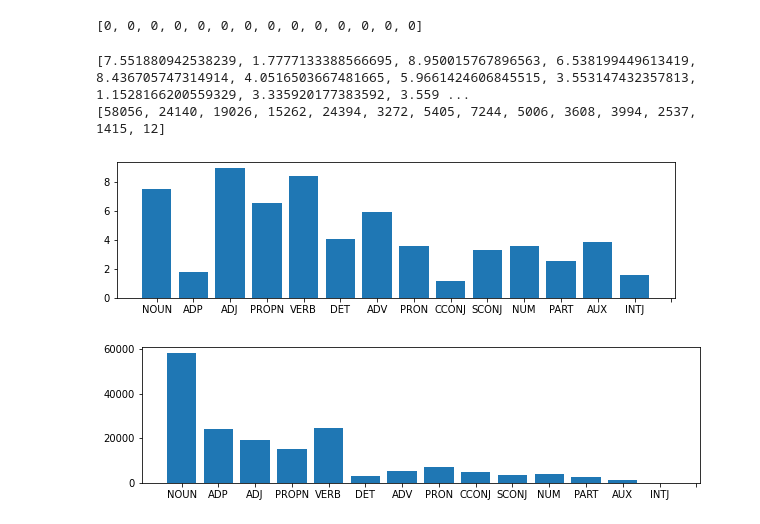
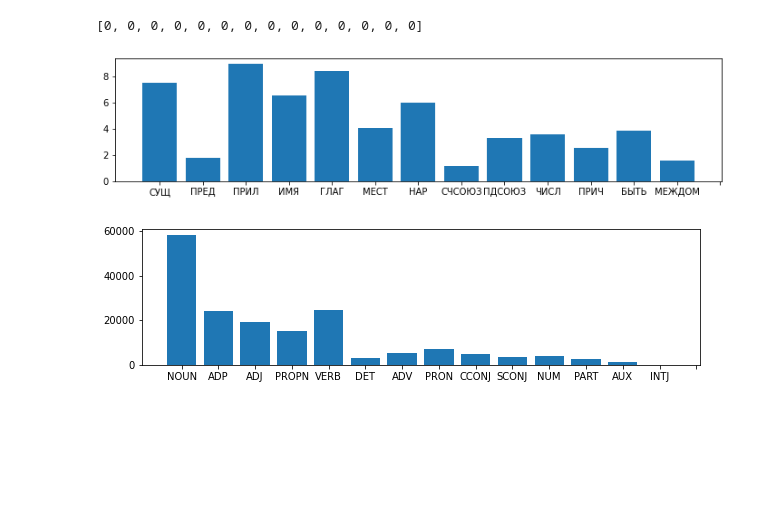
Before and after one commit to Megict/AILabLong, a Jupyter notebook: ML lab 0.ipynb, the cells around one changed output. Saved outputs shown, nothing was run; the diff lists cells and outputs as text; code cells hidden in the pictures; blank space fills up the shorter version.

```diff
--- a/ML lab 0.ipynb
+++ b/ML lab 0.ipynb
@@ -157,7 +177,7 @@ Classes
  'AUX',
  'INTJ']
 # %%
-ClassesRU = ["СУЩ","ПРЕД","ПРИЛ","ИМЯ","ГЛАГ","МЕСТ","НАР","МЕСТ","СОЧСОЮЗ","ПОДЧСОЮЗ","ЧИСЛ","ПРИЧ","БЫТЬ","МЕЖДОМ"]
+ClassesRU = ["СУЩ","ПРЕД","ПРИЛ","ИМЯ","ГЛАГ","МЕСТ","НАР","МЕСТ","СЧСОЮЗ","ПДСОЮЗ","ЧИСЛ","ПРИЧ","БЫТЬ","МЕЖДОМ"]
 # %%
 ClassesRU
 # %% [output]
@@ -217,22 +237,16 @@ for i in range(len(Classes)):
     CllenAvg[i] /= ClCnt[i]
 
 docs = load_nerus('nerus/nerus_lenta.conllu.gz') # "сдвигаем" итератор в начало
-# %%
-print(CllenAvg)
-print(ClCnt)
-# %% [output]
-[7.551880942538239, 1.7777133388566695, 8.950015767896563, 6.538199449613419, 8.436705747314914, 4.0516503667481665, 5.9661424606845515, 3.553147432357813, 1.1528166200559329, 3.335920177383592, 3.559 ...
-[58056, 24140, 19026, 15262, 24394, 3272, 5405, 7244, 5006, 3608, 3994, 2537, 1415, 12]
 # %%
 fig, ax = plt.subplots()
-fig.set_figwidth(10)
+fig.set_figwidth(12)
 fig.set_figheight(2.5)
 
-ax.bar(Classes,CllenAvg)
-pylab.xticks(np.arange(15))
+ax.bar(ClassesRU,CllenAvg)
+pylab.xticks(np.arange(14))
 pylab.show()
 # %% [output]
-[figure, old version]
+[figure, new version]
 # %%
 fig, ax = plt.subplots()
 fig.set_figwidth(10)
```
Also changed, not shown: parts of 14 cells of this notebook.
